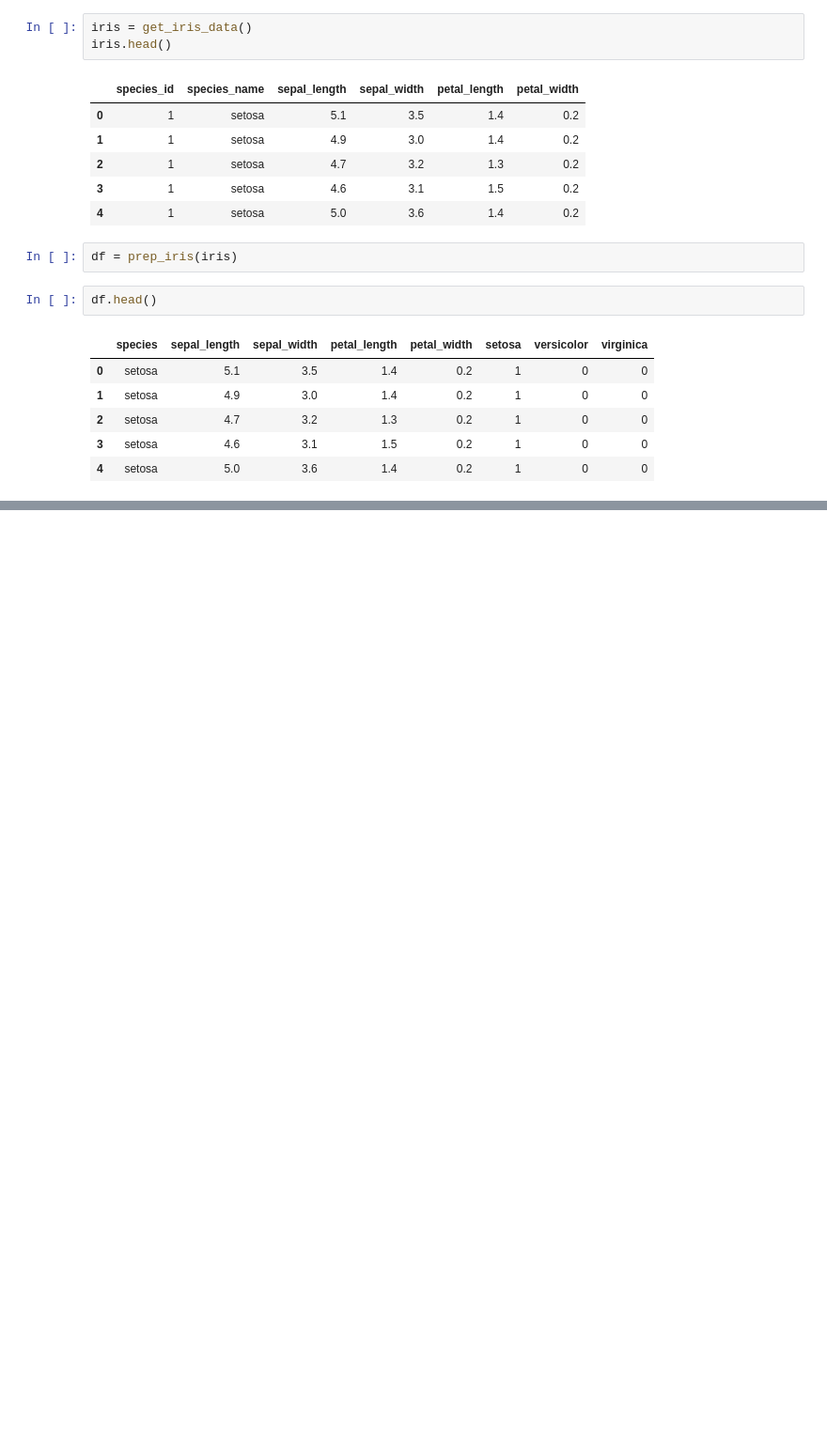
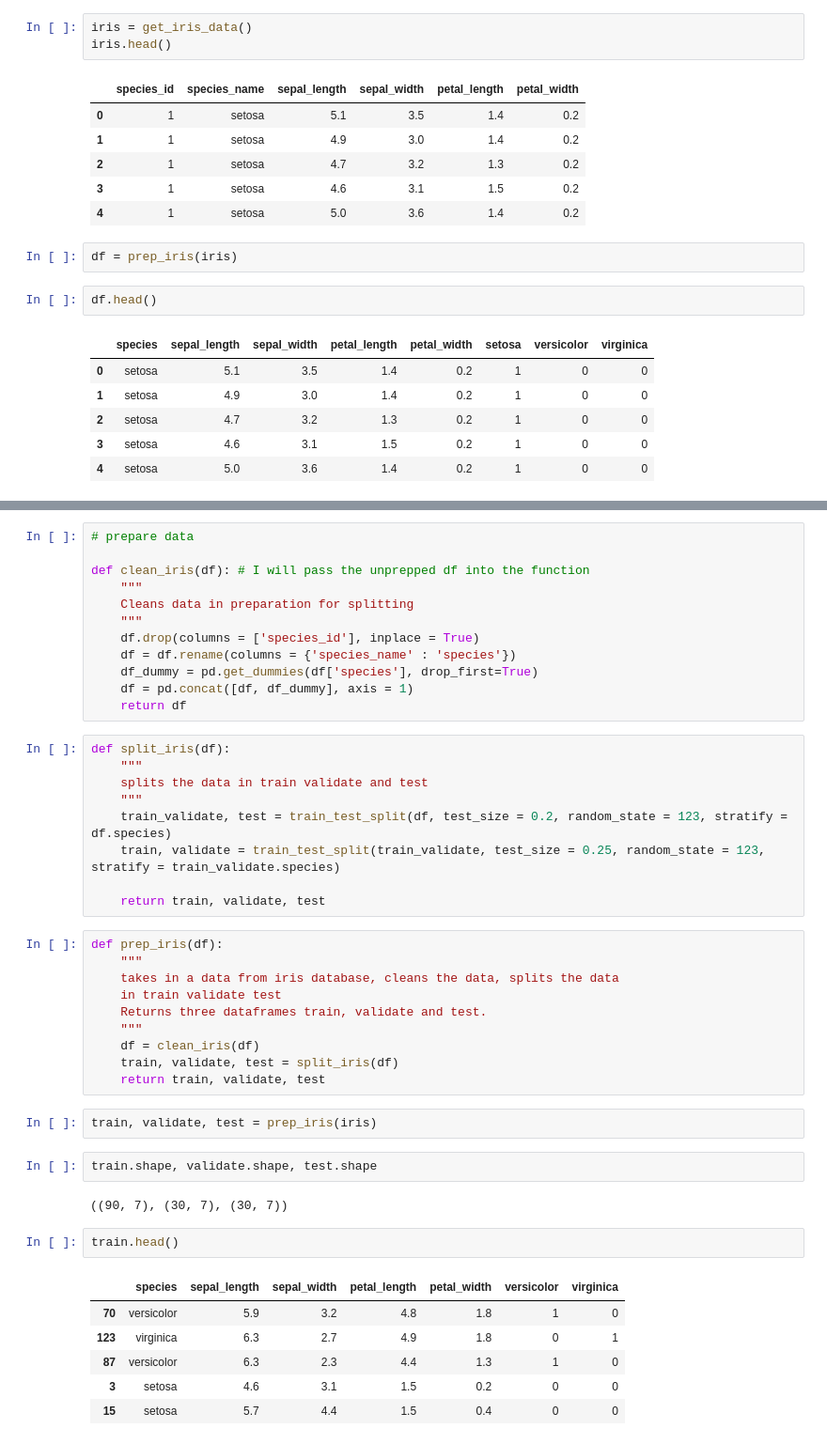
Before and after one commit to adam-talbot/classification-exercises, a Jupyter notebook: classification_exercises.ipynb, the cells around one changed output, grey strips where cells are left out. Shown at 94% size. Saved outputs shown, nothing was run; the diff lists cells and outputs as text; blank space fills up the shorter version.

```diff
--- a/classification_exercises.ipynb
+++ b/classification_exercises.ipynb
@@ -494,0 +518,46 @@ df.head()
+# %%
+# prepare data
+
+def clean_iris(df): # I will pass the unprepped df into the function
+    """
+    Cleans data in preparation for splitting
+    """
+    df.drop(columns = ['species_id'], inplace = True)
+    df = df.rename(columns = {'species_name' : 'species'})
+    df_dummy = pd.get_dummies(df['species'], drop_first=True)
+    df = pd.concat([df, df_dummy], axis = 1)
+    return df
+# %%
+def split_iris(df):
+    """
+    splits the data in train validate and test
+    """
+    train_validate, test = train_test_split(df, test_size = 0.2, random_state = 123, stratify = df.species)
+    train, validate = train_test_split(train_validate, test_size = 0.25, random_state = 123, stratify = train_validate.species)
+
+    return train, validate, test
+# %%
+def prep_iris(df):
+    """
+    takes in a data from iris database, cleans the data, splits the data
+    in train validate test
+    Returns three dataframes train, validate and test.
+    """
+    df = clean_iris(df)
+    train, validate, test = split_iris(df)
+    return train, validate, test
+# %%
+train, validate, test = prep_iris(iris)
+# %%
+train.shape, validate.shape, test.shape
+# %% [output]
+((90, 7), (30, 7), (30, 7))
+# %%
+train.head()
+# %% [output]
+|  | species | sepal_length | sepal_width | petal_length | petal_width | versicolor | virginica |
+| 70 | versicolor | 5.9 | 3.2 | 4.8 | 1.8 | 1 | 0 |
+| 123 | virginica | 6.3 | 2.7 | 4.9 | 1.8 | 0 | 1 |
+| 87 | versicolor | 6.3 | 2.3 | 4.4 | 1.3 | 1 | 0 |
+| 3 | setosa | 4.6 | 3.1 | 1.5 | 0.2 | 0 | 0 |
+| 15 | setosa | 5.7 | 4.4 | 1.5 | 0.4 | 0 | 0 |
```
Also changed, not shown: parts of 25 cells of this notebook, 1 other file.
